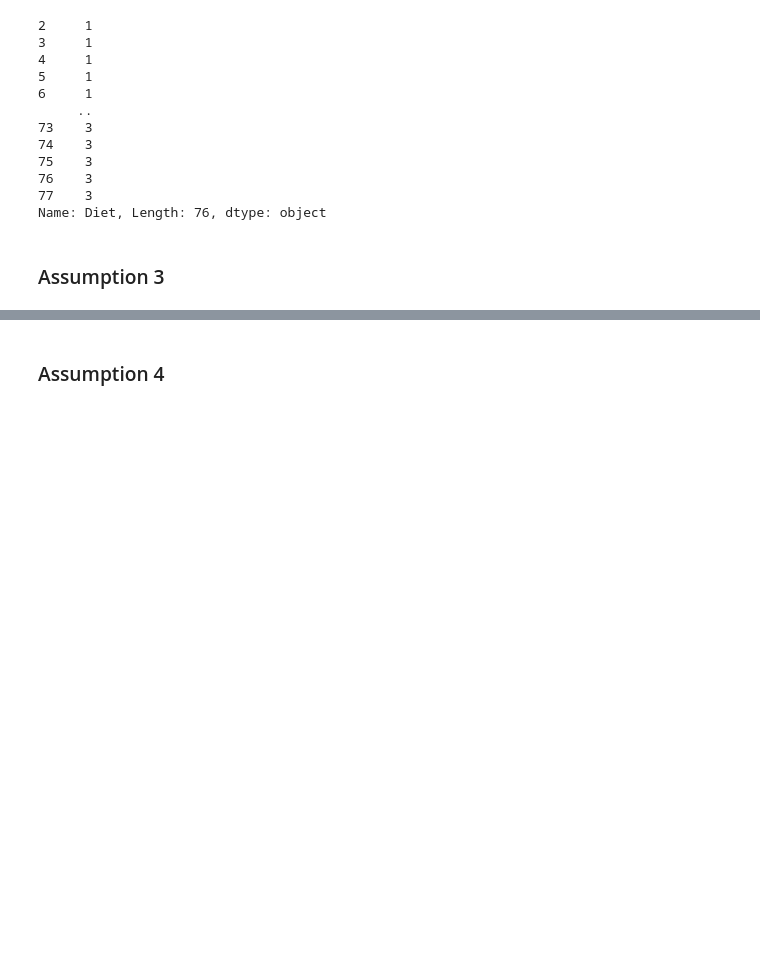
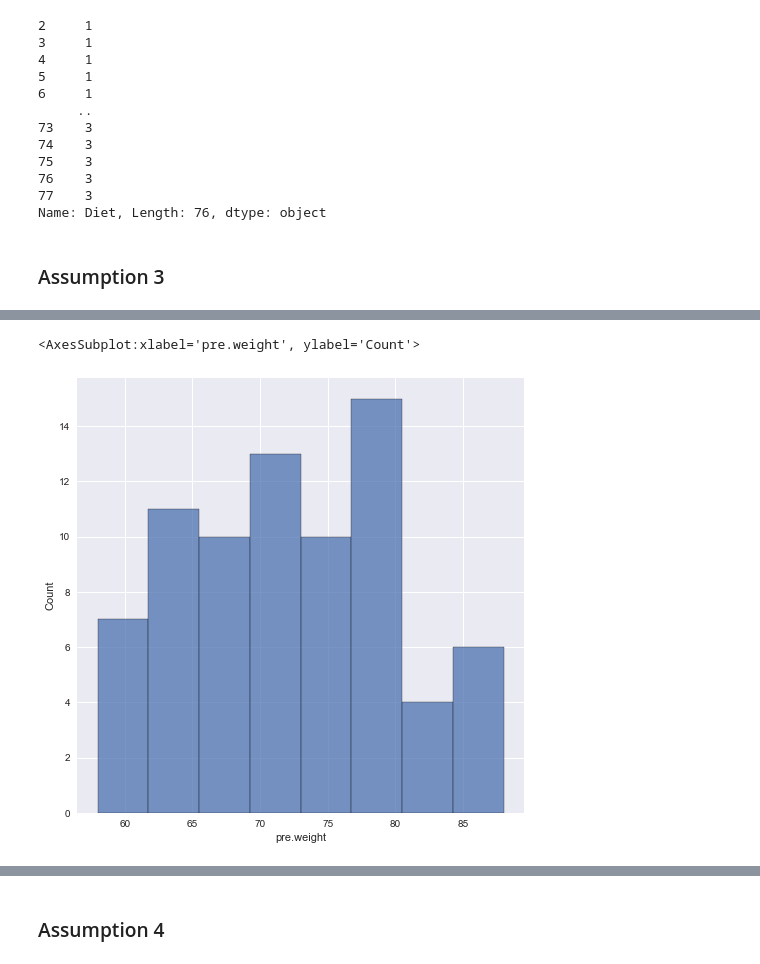
Before and after one commit to ShanePAustin/machine-learning-and-statistics, a Jupyter notebook: scipy-stats.ipynb, the cells around one changed output, grey strips where cells are left out. Cells and saved outputs as stored; diff of their text form; code cells hidden in the pictures; blank space fills up the shorter version.

```diff
--- a/scipy-stats.ipynb
+++ b/scipy-stats.ipynb
@@ -395,0 +412,6 @@ Name: Diet, Length: 76, dtype: object
+# %%
+#Plot start weight
+sns.histplot(x = df ["pre.weight"])
+# %% [output]
+<AxesSubplot:xlabel='pre.weight', ylabel='Count'>
+[figure, added]
```
Also changed, not shown: parts of 58 cells of this notebook.
